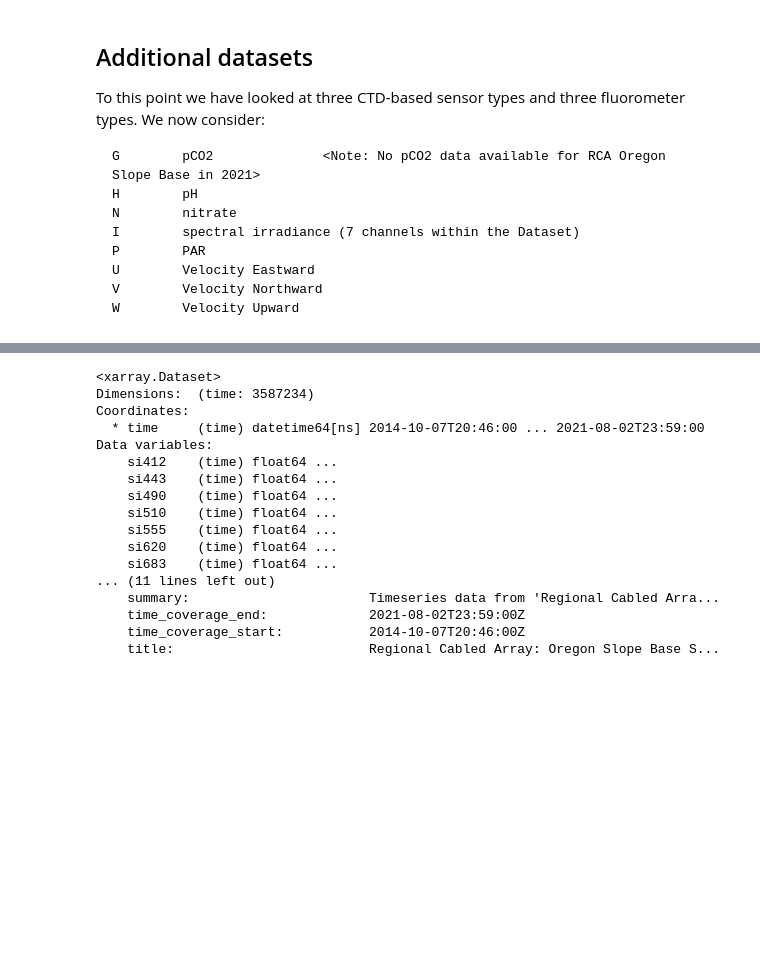
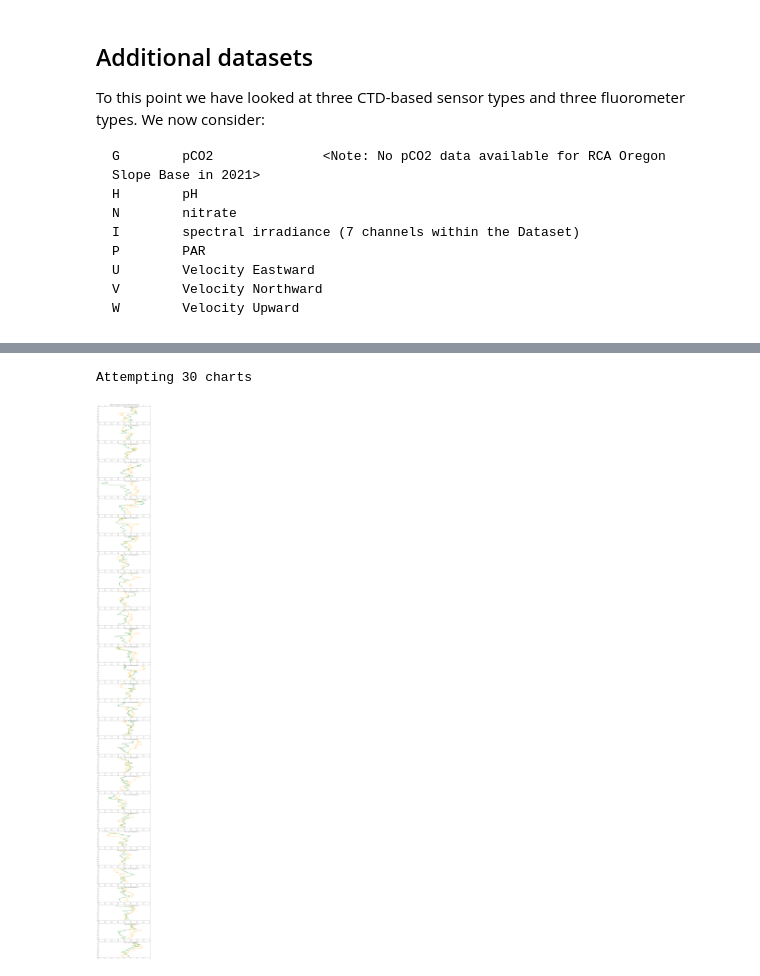
Before and after one commit to robfatland/oceanprior, a Jupyter notebook: BioOptics.ipynb, the cells around one changed output, grey strips where cells are left out. Drawn from its saved outputs; the diff is of its cells as text; code cells hidden in the pictures; blank space fills up the shorter version.

```diff
--- a/BioOptics.ipynb
+++ b/BioOptics.ipynb
@@ -95,9 +95,9 @@ si510_lo,       si510_hi         =     0.0,       80.0
 si555_lo,       si555_hi         =     0.0,       80.0
 si620_lo,       si620_hi         =     0.0,       15.0
 si683_lo,       si683_hi         =     0.0,        6.0
-veast_lo,       veast_hi         =    -1.5,        1.5
-vnorth_lo,      vnorth_hi        =    -1.5,        1.5
-vup_lo,         vup_hi           =    -1.5,        1.5
+veast_lo,       veast_hi         =    -0.4,        0.4
+vnorth_lo,      vnorth_hi        =    -0.4,        0.4
+vup_lo,         vup_hi           =    -0.4,        0.4
 
 # ax.plot(dsI.time, dsI.si683,
 
@@ -583,20 +591,10 @@ Attempting 30 charts
+# %%
+xrng = [(veast_lo, veast_hi), (vnorth_lo, vnorth_hi)]
+pIdcs = GenerateTimeWindowIndices(df, dt64_from_doy(2021, 60), dt64_from_doy(2021, 91), noon0, noon1)
+fig, axs = ChartAB(df, xrng, pIdcs, dsU.veast, dsU.z, 'Velocity East', 'green', \
+                   dsV.vnorth, dsV.z, 'Velocity North', 'orange')
+# %% [output]
+Attempting 30 charts
+[figure, added]
 # %%
-dsI
+# plan: Superchart with multiple twin axes
-# %% [output]
-<xarray.Dataset>
-Dimensions:  (time: 3587234)
-Coordinates:
-  * time     (time) datetime64[ns] 2014-10-07T20:46:00 ... 2021-08-02T23:59:00
-Data variables:
-    si412    (time) float64 ...
-    si443    (time) float64 ...
-    si490    (time) float64 ...
-    si510    (time) float64 ...
-    si555    (time) float64 ...
-    si620    (time) float64 ...
-    si683    (time) float64 ...
-... (11 lines left out)
-    summary:                       Timeseries data from 'Regional Cabled Arra...
-    time_coverage_end:             2021-08-02T23:59:00Z
-    time_coverage_start:           2014-10-07T20:46:00Z
-    title:                         Regional Cabled Array: Oregon Slope Base S...
```
Also changed, not shown: parts of 4 cells of this notebook, 1 other file.
